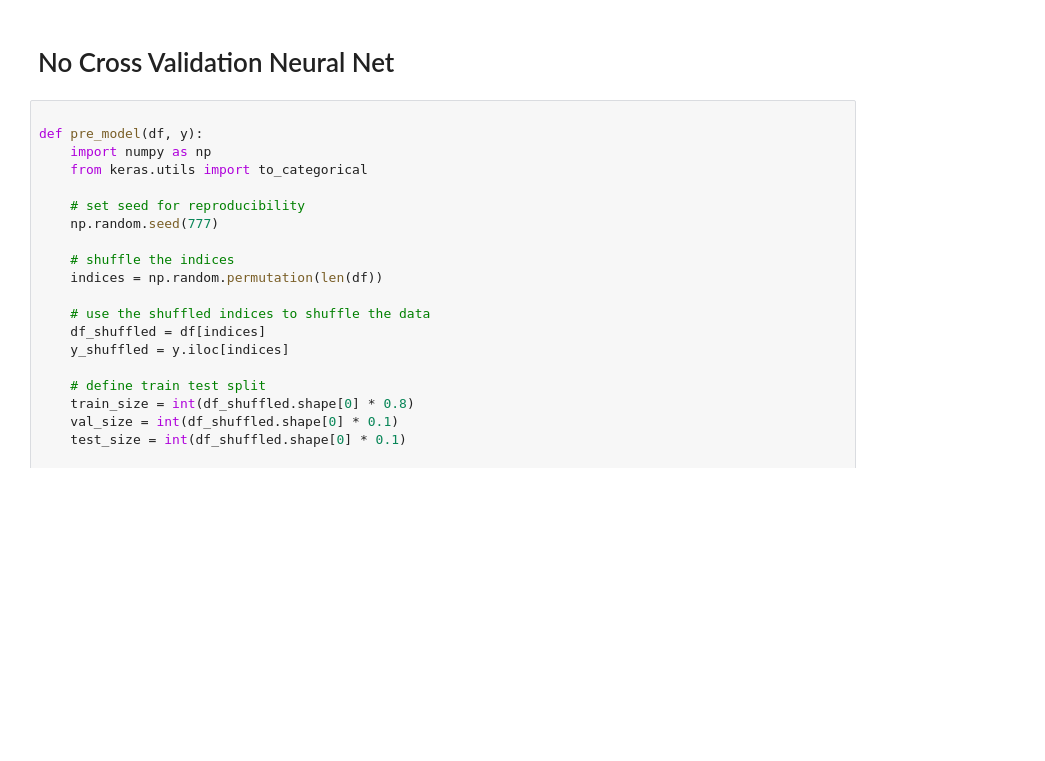
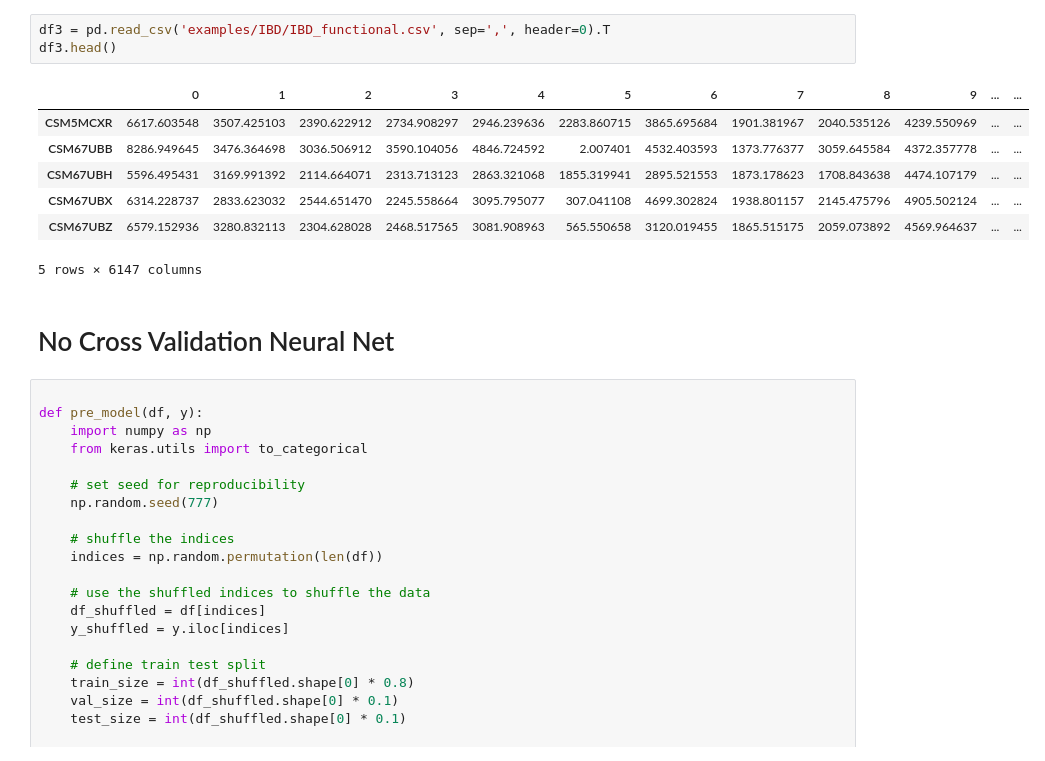
Before and after one commit to hermitra/microbiome_project, a Jupyter notebook: run_me.ipynb, the cells around one changed output. Drawn from its saved outputs; the diff is of its cells as text; blank space fills up the shorter version.

```diff
--- a/run_me.ipynb
+++ b/run_me.ipynb
@@ -15,3 +13,14 @@ from sklearn.metrics import roc_auc_score
+# %%
+df3 = pd.read_csv('examples/IBD/IBD_functional.csv', sep=',', header=0).T
+df3.head()
+# %% [output]
+|  | 0 | 1 | 2 | 3 | 4 | 5 | 6 | 7 | 8 | 9 | ... | ... |
+| CSM5MCXR | 6617.603548 | 3507.425103 | 2390.622912 | 2734.908297 | 2946.239636 | 2283.860715 | 3865.695684 | 1901.381967 | 2040.535126 | 4239.550969 | ... | ... |
+| CSM67UBB | 8286.949645 | 3476.364698 | 3036.506912 | 3590.104056 | 4846.724592 | 2.007401 | 4532.403593 | 1373.776377 | 3059.645584 | 4372.357778 | ... | ... |
+| CSM67UBH | 5596.495431 | 3169.991392 | 2114.664071 | 2313.713123 | 2863.321068 | 1855.319941 | 2895.521553 | 1873.178623 | 1708.843638 | 4474.107179 | ... | ... |
+| CSM67UBX | 6314.228737 | 2833.623032 | 2544.651470 | 2245.558664 | 3095.795077 | 307.041108 | 4699.302824 | 1938.801157 | 2145.475796 | 4905.502124 | ... | ... |
+| CSM67UBZ | 6579.152936 | 3280.832113 | 2304.628028 | 2468.517565 | 3081.908963 | 565.550658 | 3120.019455 | 1865.515175 | 2059.073892 | 4569.964637 | ... | ... |
+5 rows × 6147 columns
 # %% [markdown]
 # No Cross Validation Neural Net
 # %%
```
Also changed, not shown: parts of 1 cell of this notebook, 3 other files.
